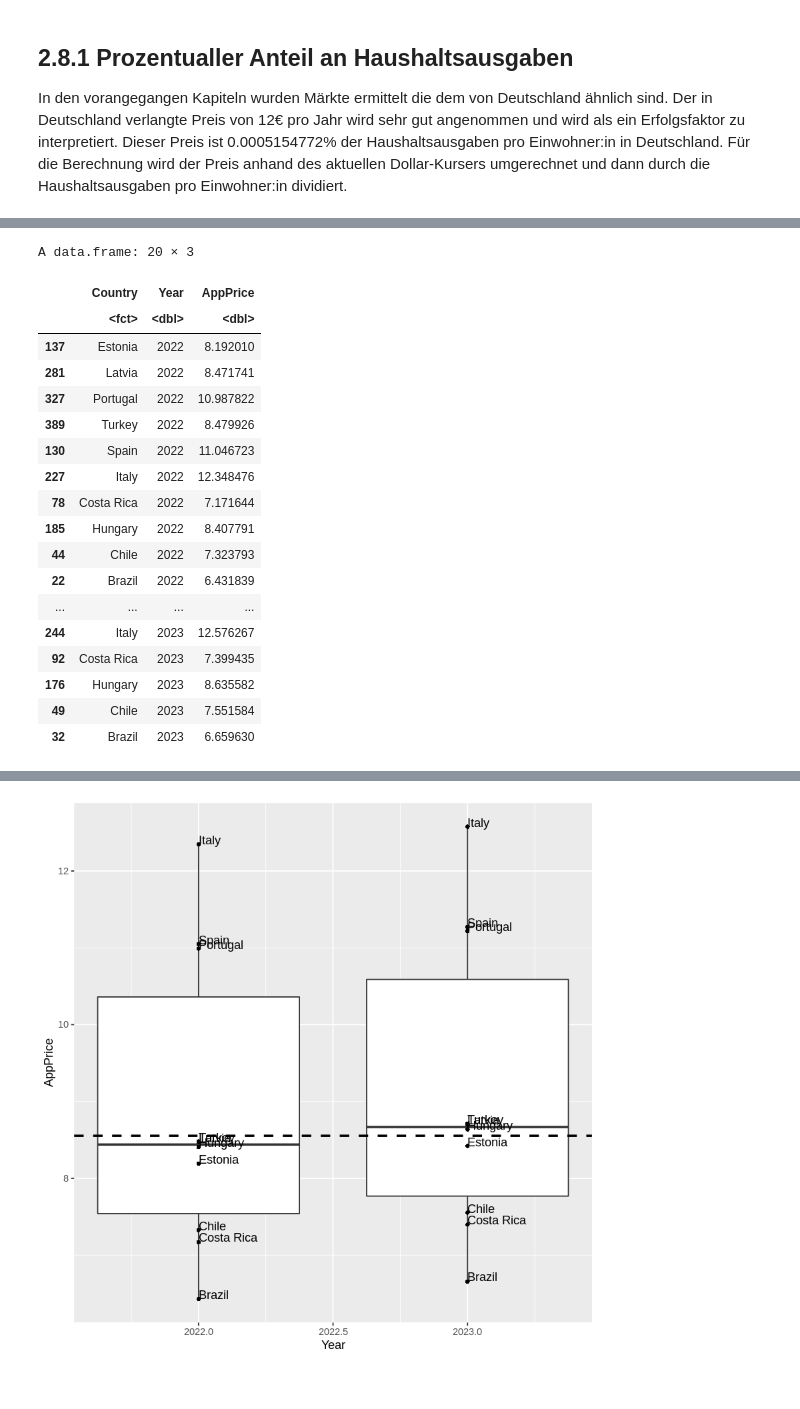
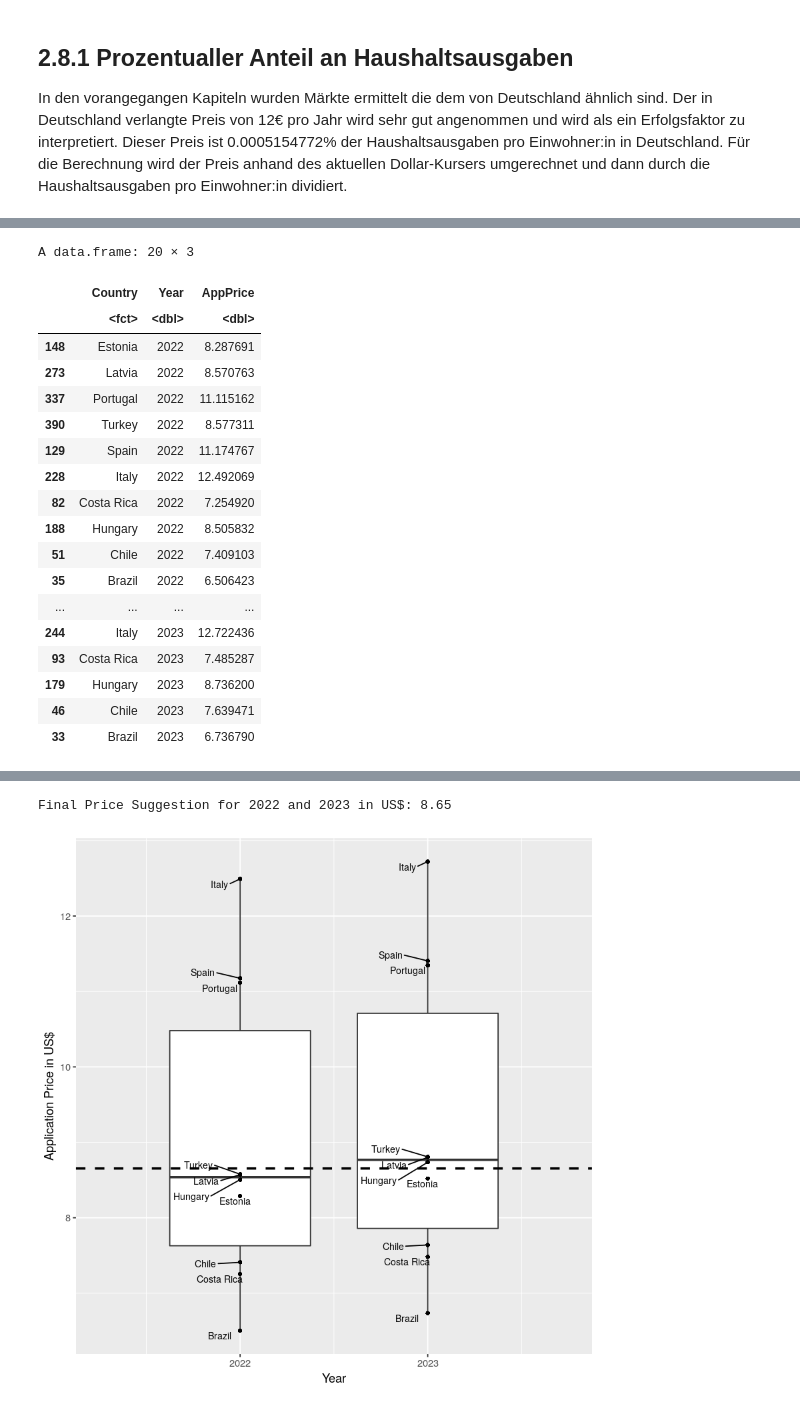
Before and after one commit to patdring/NewAppMarkets, a Jupyter notebook: CS_Fallstudie.ipynb, the cells around one changed output, grey strips where cells are left out. Saved outputs shown, nothing was run; the diff lists cells and outputs as text; code cells hidden in the pictures.

```diff
--- a/CS_Fallstudie.ipynb
+++ b/CS_Fallstudie.ipynb
@@ -370,10 +371,16 @@ result.dataframe <- result.dataframe[order(result.dataframe$CORR,decreasing=TRUE
 
 # We pick germany as a reference
 germany <- result.dataframe[result.dataframe$LOCATION == 'DEU', ]
-View(germany)
-View(result.dataframe)
+
+germany <- merge(germany, df_country_codes,by=c("LOCATION"))
+result.dataframe <- merge(result.dataframe, df_country_codes,by=c("LOCATION"))
+
+View(germany[,3:2])
+View(result.dataframe[,3:2])
+
 ggplot(aes(x = CORR ), data = result.dataframe) +
-  geom_histogram(aes(fill = LOCATION ), binwidth=0.01, colour="grey20") +
-  geom_vline(aes(xintercept=germany$CORR), color="black", linetype="dashed", size=1)
+  geom_histogram(aes(fill = Country ), binwidth=0.01, colour="grey20") +
+  geom_vline(aes(xintercept=germany$CORR), color="black", linetype="dashed", size=1) +
+  scale_x_continuous(name="Correlation")
 # %% [output]
 A data.frame: 1 × 2
@@ -423,11 +430,11 @@ xe.dollar <- str_replace_all(xe$USD, "USD", "")
 xe.dollar <- as.double(xe.dollar)
 
 # German App price = 12 Euro
-app.price.eur <- 12
+app.price.eur <- 12.0
 # App Price in Dollar
 app.price.dollar <- app.price.eur * xe.dollar
 # Calculate the Percentage of the App Price from the per person household spendings
 app.percentage.spending <- (app.price.dollar)/(df_germany$PerPersonSpending)
 
-cat("Precentage of German Per Person Houshold Spending for App:", app.percentage.spending)
+cat("Precentage of German Per Person Houshold Spending for App:", formatC(numb, format = "e", digits = 2)app.percentage.spending)
 # %% [output]
@@ -467,31 +474,33 @@ View(df_final)
 
 g <- ggplot(df_final, aes(group=Year, y=AppPrice, x=Year)) +
   geom_boxplot() +
-  geom_jitter(shape=16, position=position_jitter(0.0)) +
-  geom_text(aes(label=Country),hjust=0, vjust=0)
+  geom_jitter(shape=16, position=position_jitter(0)) +
+  geom_text_repel(aes(label=Country),hjust=0., vjust=0., position = position_dodge(width=1.5),  size=3) +
+  scale_y_continuous(name="Application Price in US$")
 # Get Boxplot statistics to get middle value (prices for 2022 and 2023)
 boxplot_stats <- layer_data(g)
+
 # Draw a dashed line for mean(2022,2023). This is our final price suggestion!
 g <- g + geom_hline(aes(yintercept=mean(boxplot_stats$middle)), color="black", linetype="dashed", size=1)
 g
-cat("Final Price Suggestion for 2022 and 2023 in USD:", round(mean(boxplot_stats$middle),2))
+cat("Final Price Suggestion for 2022 and 2023 in US$:", round(mean(boxplot_stats$middle),2))
 # %% [output]
 A data.frame: 20 × 3
 |  | Country | Year | AppPrice |
 |  | <fct> | <dbl> | <dbl> |
-| 137 | Estonia | 2022 | 8.192010 |
-| 281 | Latvia | 2022 | 8.471741 |
-| 327 | Portugal | 2022 | 10.987822 |
-| 389 | Turkey | 2022 | 8.479926 |
-| 130 | Spain | 2022 | 11.046723 |
-| 227 | Italy | 2022 | 12.348476 |
-| 78 | Costa Rica | 2022 | 7.171644 |
-| 185 | Hungary | 2022 | 8.407791 |
-| 44 | Chile | 2022 | 7.323793 |
-| 22 | Brazil | 2022 | 6.431839 |
+| 148 | Estonia | 2022 | 8.287691 |
+| 273 | Latvia | 2022 | 8.570763 |
+| 337 | Portugal | 2022 | 11.115162 |
+| 390 | Turkey | 2022 | 8.577311 |
+| 129 | Spain | 2022 | 11.174767 |
+| 228 | Italy | 2022 | 12.492069 |
+| 82 | Costa Rica | 2022 | 7.254920 |
+| 188 | Hungary | 2022 | 8.505832 |
+| 51 | Chile | 2022 | 7.409103 |
+| 35 | Brazil | 2022 | 6.506423 |
 | ... | ... | ... | ... |
-| 244 | Italy | 2023 | 12.576267 |
-| 92 | Costa Rica | 2023 | 7.399435 |
-| 176 | Hungary | 2023 | 8.635582 |
-| 49 | Chile | 2023 | 7.551584 |
-| 32 | Brazil | 2023 | 6.659630 |
+| 244 | Italy | 2023 | 12.722436 |
+| 93 | Costa Rica | 2023 | 7.485287 |
+| 179 | Hungary | 2023 | 8.736200 |
+| 46 | Chile | 2023 | 7.639471 |
+| 33 | Brazil | 2023 | 6.736790 |
@@ -499 +511,2 @@ Final Price Suggestion for 2022 and 2023 in USD: 8.55
+Final Price Suggestion for 2022 and 2023 in US$: 8.65
-[figure, old version]
+[figure, new version]
```
Also changed, not shown: parts of 20 cells of this notebook.
